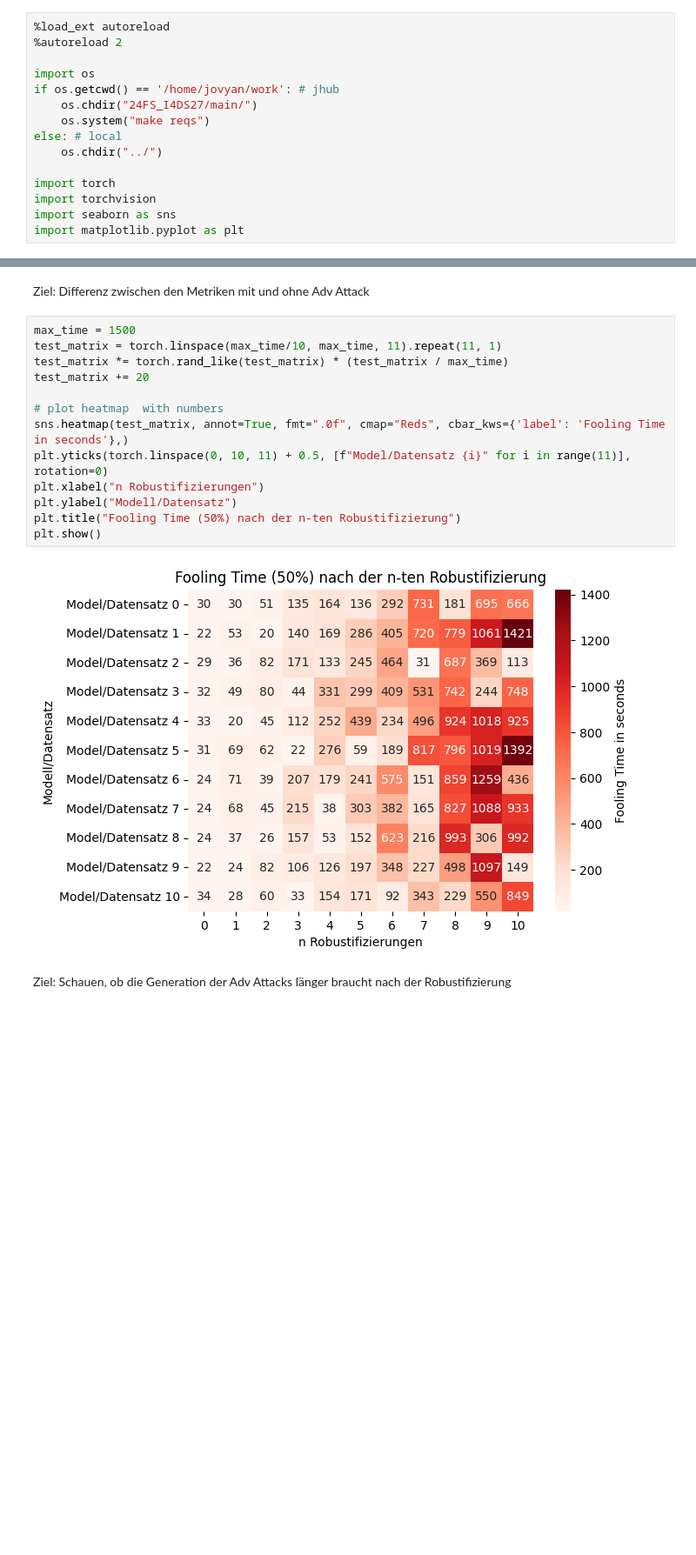
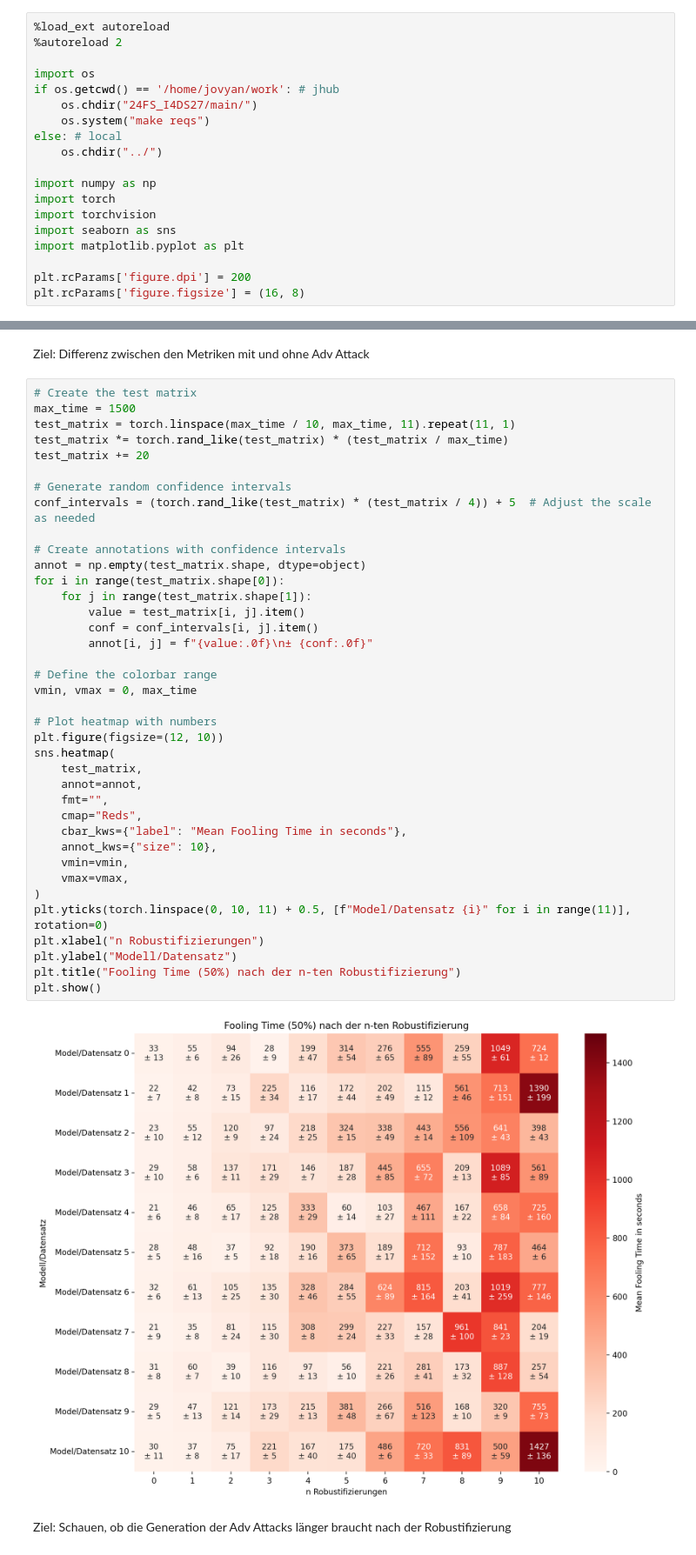
Before and after one commit to AdversarialAttacks/main, a Jupyter notebook: notebooks/08-eval-uap.ipynb, the cells around one changed output, grey strips where cells are left out. Shown at 87% size. Saved outputs shown, nothing was run; the diff lists cells and outputs as text; blank space fills up the shorter version.

```diff
--- a/notebooks/08-eval-uap.ipynb
+++ b/notebooks/08-eval-uap.ipynb
@@ -13,7 +13,11 @@ if os.getcwd() == '/home/jovyan/work': # jhub
 else: # local
     os.chdir("../")
 
+import numpy as np
 import torch
 import torchvision
 import seaborn as sns
 import matplotlib.pyplot as plt
+
+plt.rcParams['figure.dpi'] = 200
+plt.rcParams['figure.figsize'] = (16, 8)
@@ -85,19 +147,44 @@ tensor([4.9000e-01, 4.8456e-01, 4.7615e-01, 4.6316e-01, 4.4310e-01, 4.1212e-01,
 # %% [markdown]
 Ziel: Differenz zwischen den Metriken mit und ohne Adv Attack
 # %%
+# Create the test matrix
 max_time = 1500
-test_matrix = torch.linspace(max_time/10, max_time, 11).repeat(11, 1)
+test_matrix = torch.linspace(max_time / 10, max_time, 11).repeat(11, 1)
 test_matrix *= torch.rand_like(test_matrix) * (test_matrix / max_time)
 test_matrix += 20
 
-# plot heatmap  with numbers
-sns.heatmap(test_matrix, annot=True, fmt=".0f", cmap="Reds", cbar_kws={'label': 'Fooling Time in seconds'},)
+# Generate random confidence intervals
+conf_intervals = (torch.rand_like(test_matrix) * (test_matrix / 4)) + 5  # Adjust the scale as needed
+
+# Create annotations with confidence intervals
+annot = np.empty(test_matrix.shape, dtype=object)
+for i in range(test_matrix.shape[0]):
+    for j in range(test_matrix.shape[1]):
+        value = test_matrix[i, j].item()
+        conf = conf_intervals[i, j].item()
+        annot[i, j] = f"{value:.0f}\n± {conf:.0f}"
+
+# Define the colorbar range
+vmin, vmax = 0, max_time
+
+# Plot heatmap with numbers
+plt.figure(figsize=(12, 10))
+sns.heatmap(
+    test_matrix,
+    annot=annot,
+    fmt="",
+    cmap="Reds",
+    cbar_kws={"label": "Mean Fooling Time in seconds"},
+    annot_kws={"size": 10},
+    vmin=vmin,
+    vmax=vmax,
+)
 plt.yticks(torch.linspace(0, 10, 11) + 0.5, [f"Model/Datensatz {i}" for i in range(11)], rotation=0)
 plt.xlabel("n Robustifizierungen")
 plt.ylabel("Modell/Datensatz")
 plt.title("Fooling Time (50%) nach der n-ten Robustifizierung")
 plt.show()
 # %% [output]
-[figure, old version]
+[figure, new version]
 # %% [markdown]
 Ziel: Schauen, ob die Generation der Adv Attacks länger braucht nach der Robustifizierung
```
Also changed, not shown: parts of 6 cells of this notebook.
